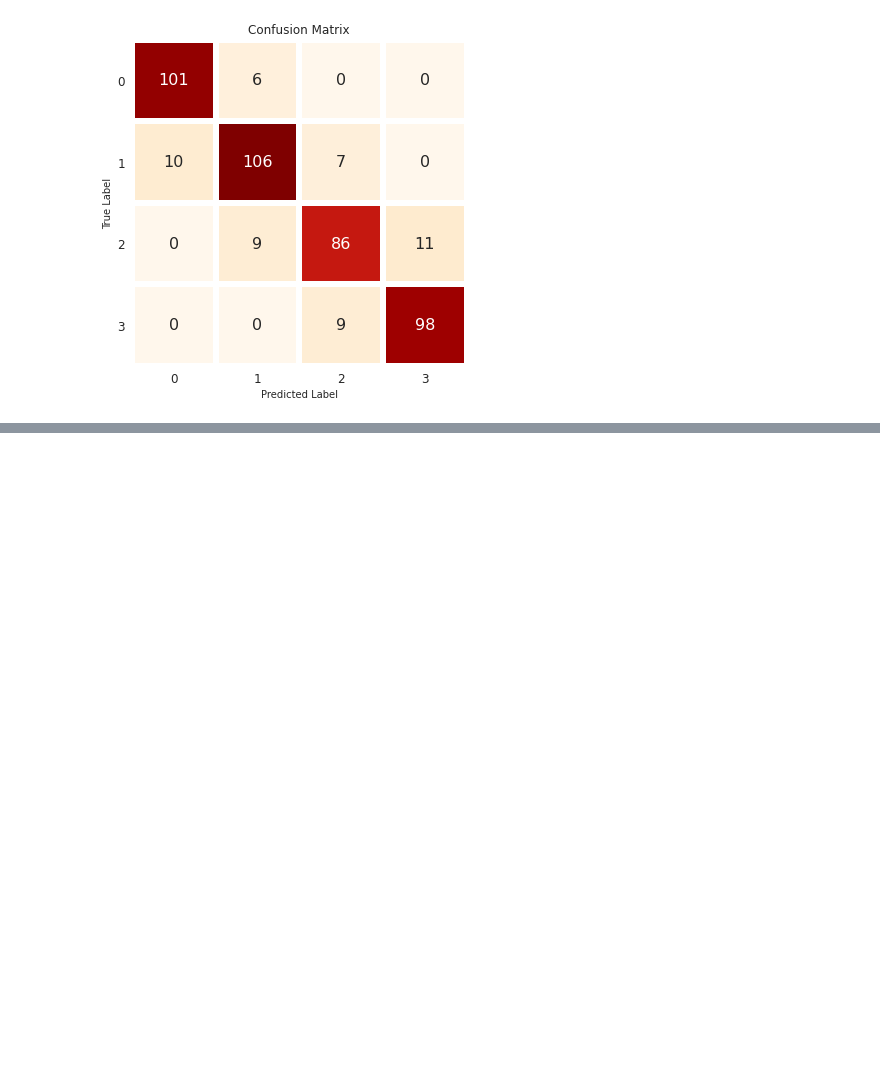
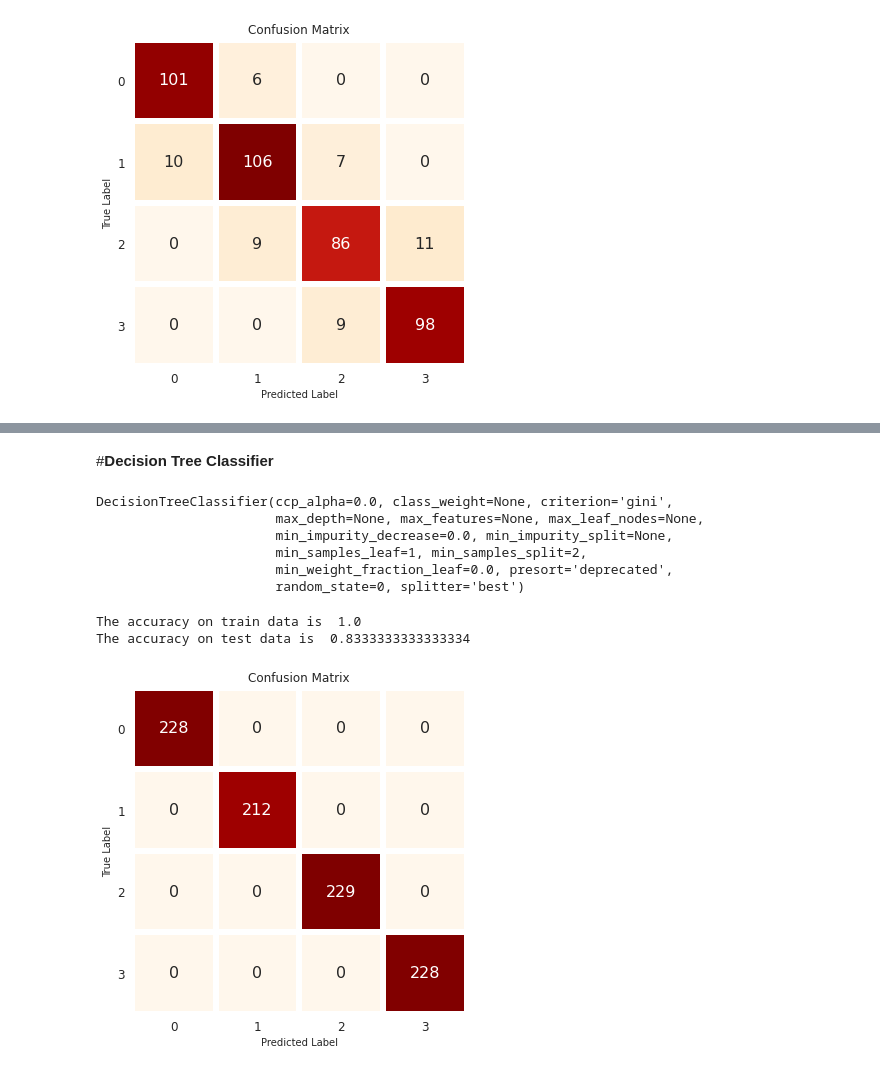
Before and after one commit to Navin321-alma/Mobile-Price-Range-Prediction-Classification, a Jupyter notebook: Mobile_Price_Range_Prediction.ipynb, the cells around one changed output, grey strips where cells are left out. Cells and saved outputs as stored; diff of their text form; code cells hidden in the pictures; blank space fills up the shorter version.

```diff
--- a/Mobile_Price_Range_Prediction.ipynb
+++ b/Mobile_Price_Range_Prediction.ipynb
@@ -1055,0 +1186,2 @@ plt.show()
+# %% [markdown]
+#**Decision Tree Classifier**
@@ -1055,0 +1190,11 @@ plt.show()
+# %%
+decision_tree = DecisionTreeClassifier(random_state=0)
+
+decision_tree.fit(X_train, y_train)
+# %% [output]
+DecisionTreeClassifier(ccp_alpha=0.0, class_weight=None, criterion='gini',
+                       max_depth=None, max_features=None, max_leaf_nodes=None,
+                       min_impurity_decrease=0.0, min_impurity_split=None,
+                       min_samples_leaf=1, min_samples_split=2,
+                       min_weight_fraction_leaf=0.0, presort='deprecated',
+                       random_state=0, splitter='best')
@@ -1055,0 +1205,34 @@ plt.show()
+# %%
+# Get the predicted classes
+train_predd = decision_tree.predict(X_train)
+test_predd = decision_tree.predict(X_test)
+# %%
+# Get the accuracy scores
+train_accuracy = accuracy_score(train_predd,y_train)
+test_accuracy = accuracy_score(test_predd,y_test)
+
+print("The accuracy on train data is ", train_accuracy)
+print("The accuracy on test data is ", test_accuracy)
+# %% [output]
+The accuracy on train data is  1.0
+The accuracy on test data is  0.8333333333333334
+# %%
+#Plotting the confusion matrix for train set
+
+labels = ['0', '1' , '2', '3']
+cm = confusion_matrix(y_train, train_predd)
+
+df1 = pd.DataFrame(columns=["0","1","2","3"], index= ["0","1","2","3"], data= cm )
+
+f,ax = plt.subplots(figsize=(6,6))
+
+sns.heatmap(df1, annot=True,cmap="OrRd", fmt= '.0f',
+            ax=ax,linewidths = 5, cbar = False,annot_kws={"size": 16})
+plt.xlabel("Predicted Label")
+plt.xticks(size = 12)
+plt.yticks(size = 12, rotation = 0)
+plt.ylabel("True Label")
+plt.title("Confusion Matrix", size = 12)
+plt.show()
+# %% [output]
+[figure, added]
```
Also changed, not shown: parts of 35 cells of this notebook.
